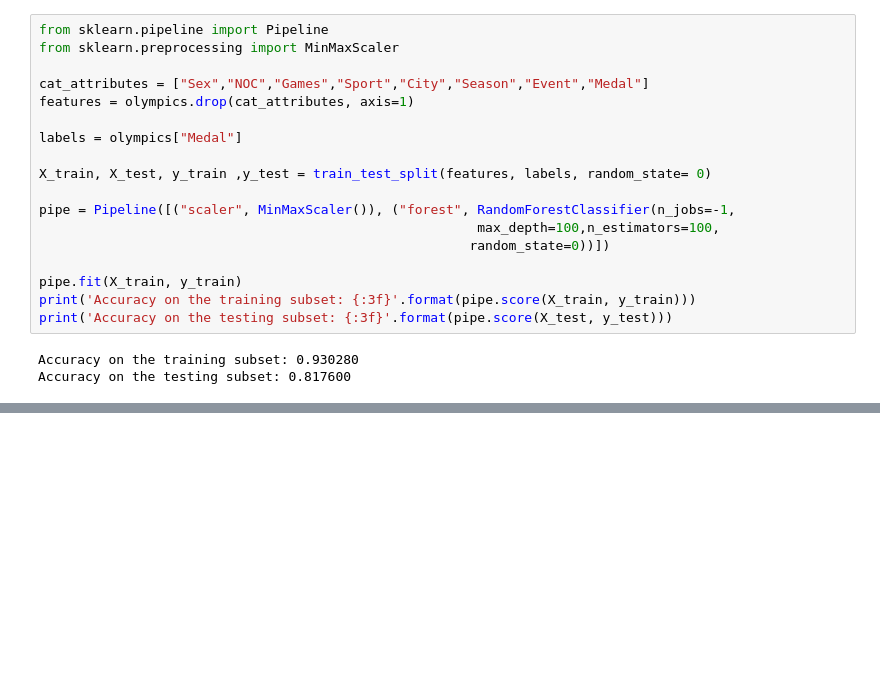
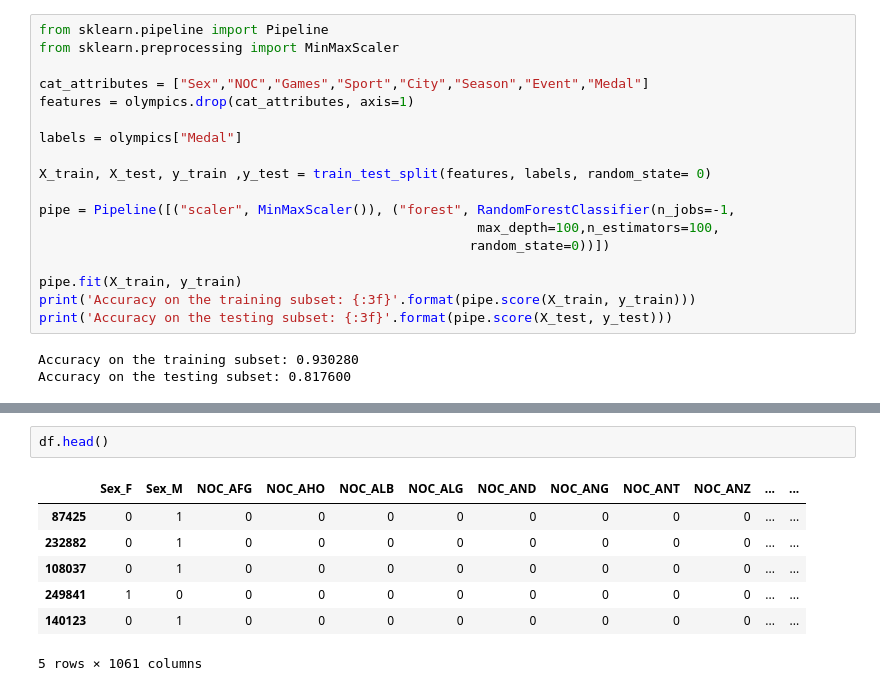
Before and after one commit to nassersaazi/ml_models, a Jupyter notebook: sports.ipynb, the cells around one changed output, grey strips where cells are left out. Drawn from its saved outputs; the diff is of its cells as text; blank space fills up the shorter version.

```diff
--- a/sports.ipynb
+++ b/sports.ipynb
@@ -407,0 +743,10 @@ Accuracy on the testing subset: 0.817600
+# %%
+df.head()
+# %% [output]
+|  | Sex_F | Sex_M | NOC_AFG | NOC_AHO | NOC_ALB | NOC_ALG | NOC_AND | NOC_ANG | NOC_ANT | NOC_ANZ | ... | ... |
+| 87425 | 0 | 1 | 0 | 0 | 0 | 0 | 0 | 0 | 0 | 0 | ... | ... |
+| 232882 | 0 | 1 | 0 | 0 | 0 | 0 | 0 | 0 | 0 | 0 | ... | ... |
+| 108037 | 0 | 1 | 0 | 0 | 0 | 0 | 0 | 0 | 0 | 0 | ... | ... |
+| 249841 | 1 | 0 | 0 | 0 | 0 | 0 | 0 | 0 | 0 | 0 | ... | ... |
+| 140123 | 0 | 1 | 0 | 0 | 0 | 0 | 0 | 0 | 0 | 0 | ... | ... |
+5 rows × 1061 columns
```
Also changed, not shown: parts of 51 cells of this notebook, 1 other file.
